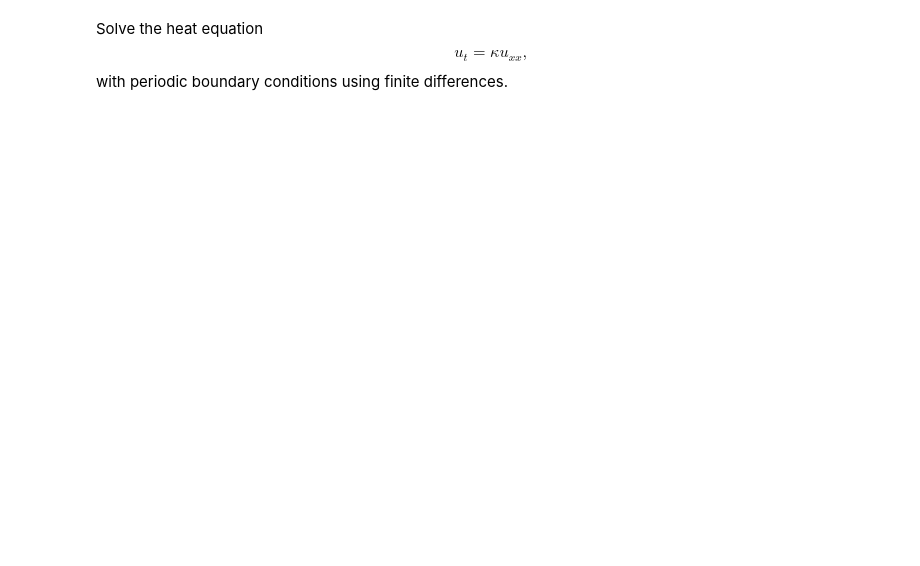
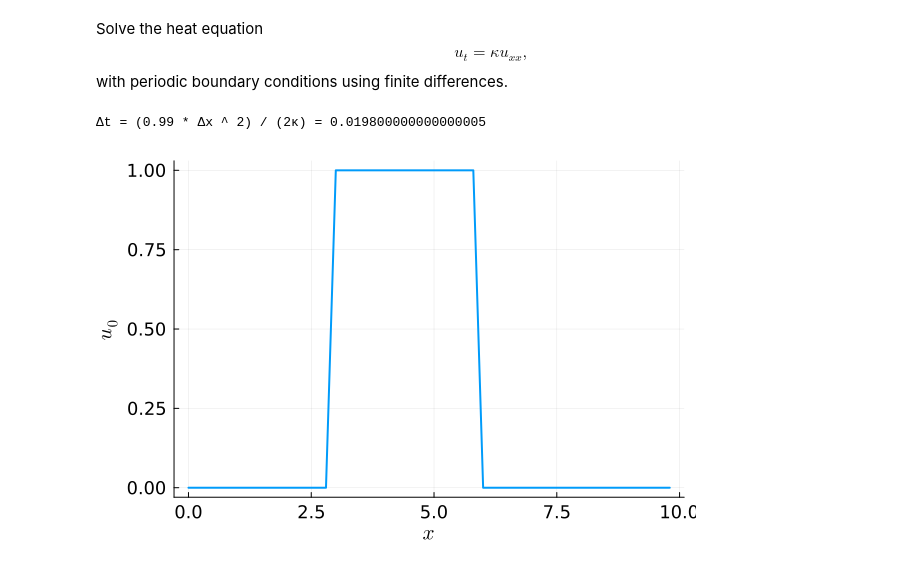
Before and after one commit to gideonsimpson/Math_540_2023, a Jupyter notebook: lectures/Heat Equation.ipynb, the cells around one changed output. Saved outputs shown, nothing was run; the diff lists cells and outputs as text; code cells hidden in the pictures; blank space fills up the shorter version.

```diff
--- a/lectures/Heat Equation.ipynb
+++ b/lectures/Heat Equation.ipynb
@@ -17,17 +17,23 @@ with periodic boundary conditions using finite differences.
 # %%
 L = 10;
 κ = 1.0;
 
 N = 50;
 x = LinRange(0, L, N + 1)[1:end-1];
 Δx = x[2] - x[1];
-@show Δt = 0.1 * Δx^2;
+# @show Δt = Δx;
+# @show Δt = 0.1 * Δx^2;
+@show Δt = .99 * Δx^2/(2*κ);
 n_steps = 5000;
 
-u0 = @. exp(-(x - L / 2)^2);
+# u0 = @. exp(-(x - L / 2)^2);
+u0 = @. Float64((x>3)*(x<6))
 plot(x, u0, label="")
 xlabel!(L"$x$")
 ylabel!(L"$u_0$")
+# %% [output]
+Δt = (0.99 * Δx ^ 2) / (2κ) = 0.019800000000000005
+[figure, added]
 # %%
 function integrate_heat_equation1(u0, κ, Δx, Δt, n_steps)
     u = deepcopy(u0)
```
Also changed, not shown: parts of 12 cells of this notebook.
